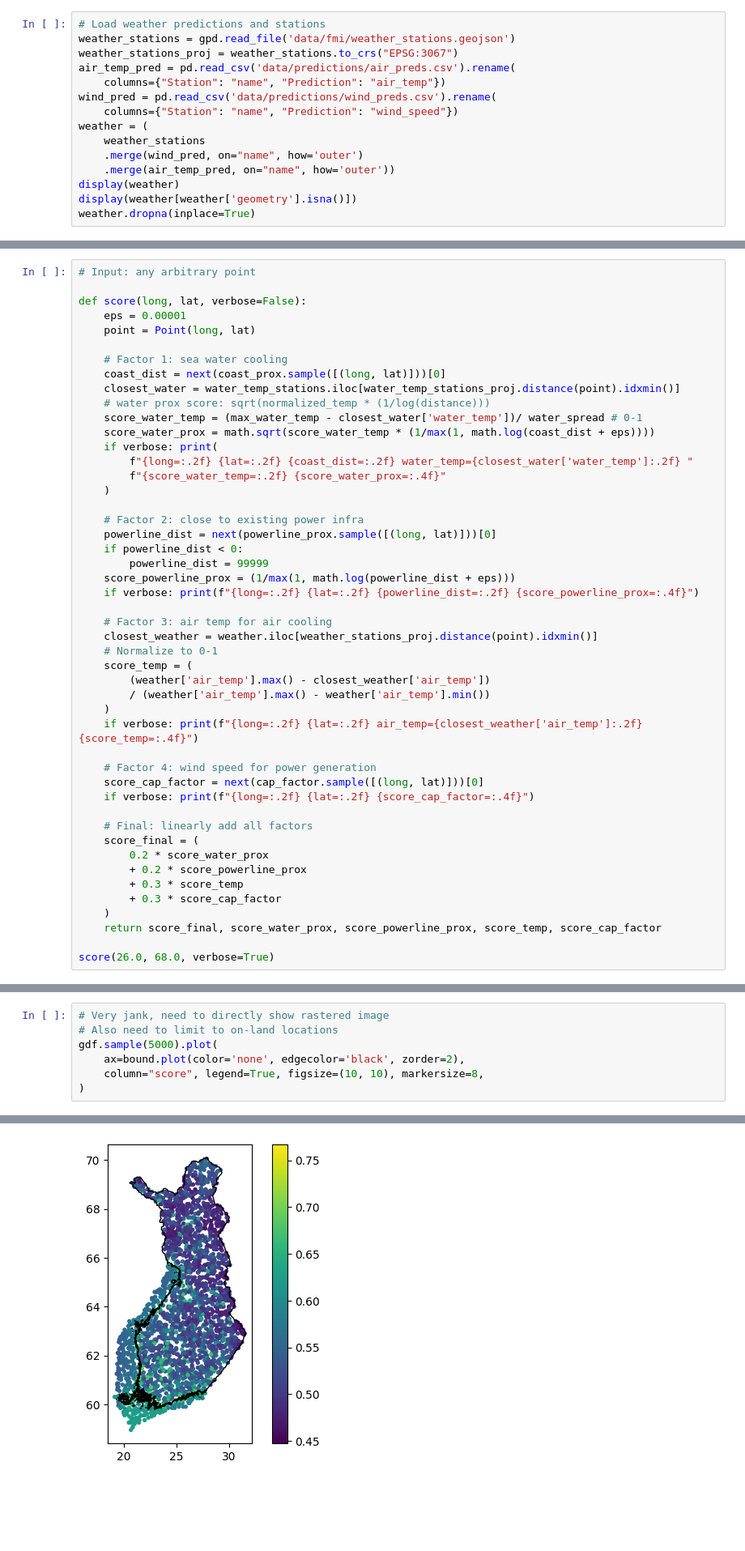
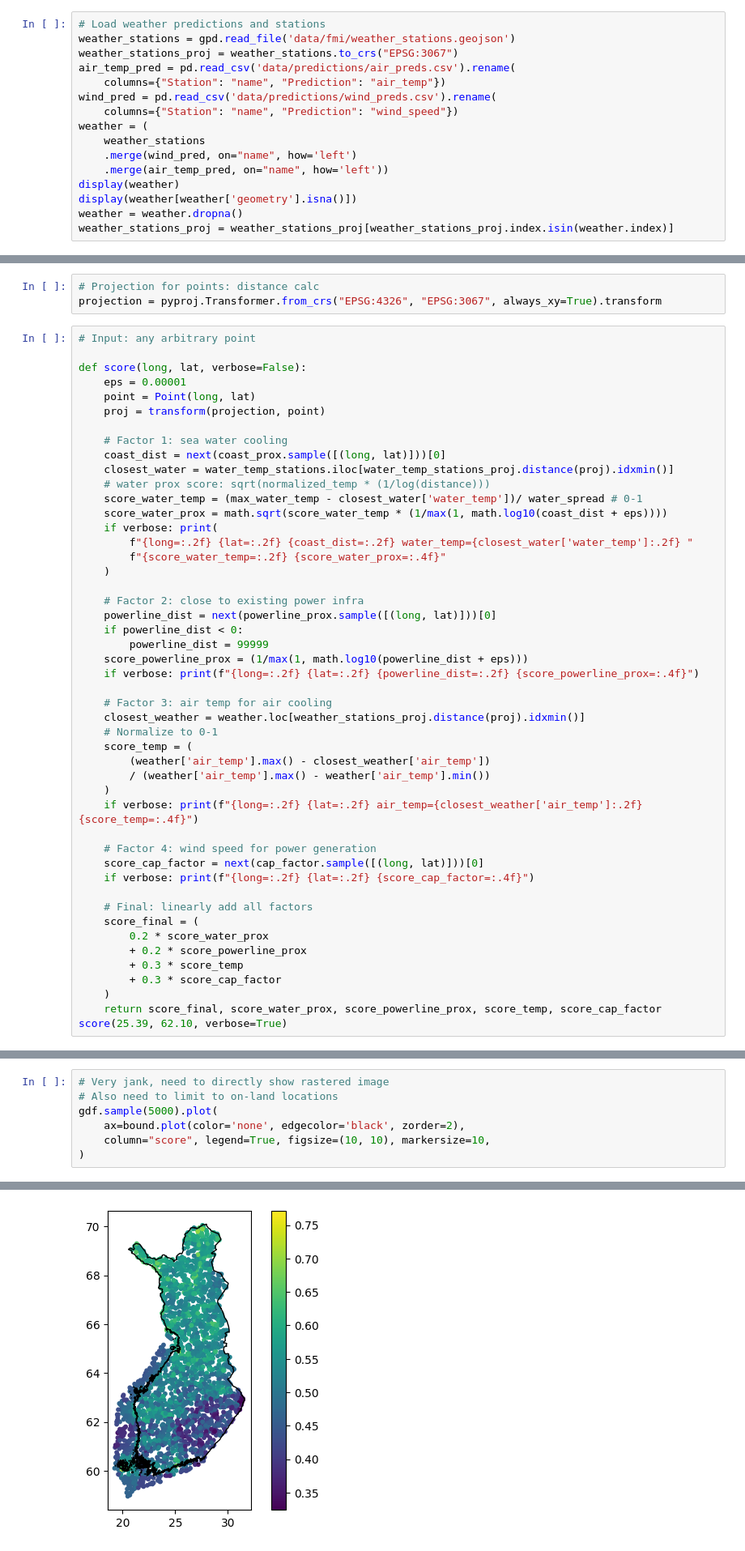
Before and after one commit to chenseanxy/sustainable-dc, a Jupyter notebook: score.ipynb, the cells around one changed output, grey strips where cells are left out. Shown at 81% size. Saved outputs shown, nothing was run; the diff lists cells and outputs as text; blank space fills up the shorter version.

Commit message:
added final solution and visualizations

```diff
--- a/score.ipynb
+++ b/score.ipynb
@@ -64,10 +53,11 @@ wind_pred = pd.read_csv('data/predictions/wind_preds.csv').rename(
     columns={"Station": "name", "Prediction": "wind_speed"})
 weather = (
     weather_stations
-    .merge(wind_pred, on="name", how='outer')
-    .merge(air_temp_pred, on="name", how='outer'))
+    .merge(wind_pred, on="name", how='left')
+    .merge(air_temp_pred, on="name", how='left'))
 display(weather)
 display(weather[weather['geometry'].isna()])
-weather.dropna(inplace=True)
+weather = weather.dropna()
+weather_stations_proj = weather_stations_proj[weather_stations_proj.index.isin(weather.index)]
 # %% [output]
 |  | name | geometry | wind_speed | air_temp |
@@ -103,19 +81,23 @@ max_water_temp = water_temp_stations['water_temp'].max()
 water_spread = max_water_temp - min_water_temp
 min_air_temp = weather['air_temp'].min()
 max_air_temp = weather['air_temp'].max()
+# %%
+# Projection for points: distance calc
+projection = pyproj.Transformer.from_crs("EPSG:4326", "EPSG:3067", always_xy=True).transform
 # %%
 # Input: any arbitrary point
 
 def score(long, lat, verbose=False):
     eps = 0.00001
     point = Point(long, lat)
+    proj = transform(projection, point)
 
     # Factor 1: sea water cooling
     coast_dist = next(coast_prox.sample([(long, lat)]))[0]
-    closest_water = water_temp_stations.iloc[water_temp_stations_proj.distance(point).idxmin()]
+    closest_water = water_temp_stations.iloc[water_temp_stations_proj.distance(proj).idxmin()]
     # water prox score: sqrt(normalized_temp * (1/log(distance)))
     score_water_temp = (max_water_temp - closest_water['water_temp'])/ water_spread # 0-1
-    score_water_prox = math.sqrt(score_water_temp * (1/max(1, math.log(coast_dist + eps))))
+    score_water_prox = math.sqrt(score_water_temp * (1/max(1, math.log10(coast_dist + eps))))
     if verbose: print(
         f"{long=:.2f} {lat=:.2f} {coast_dist=:.2f} water_temp={closest_water['water_temp']:.2f} "
         f"{score_water_temp=:.2f} {score_water_prox=:.4f}"
@@ -125,11 +107,11 @@ def score(long, lat, verbose=False):
     powerline_dist = next(powerline_prox.sample([(long, lat)]))[0]
     if powerline_dist < 0:
         powerline_dist = 99999
-    score_powerline_prox = (1/max(1, math.log(powerline_dist + eps)))
+    score_powerline_prox = (1/max(1, math.log10(powerline_dist + eps)))
     if verbose: print(f"{long=:.2f} {lat=:.2f} {powerline_dist=:.2f} {score_powerline_prox=:.4f}")
 
     # Factor 3: air temp for air cooling
-    closest_weather = weather.iloc[weather_stations_proj.distance(point).idxmin()]
+    closest_weather = weather.loc[weather_stations_proj.distance(proj).idxmin()]
     # Normalize to 0-1
     score_temp = (
         (weather['air_temp'].max() - closest_weather['air_temp'])
@@ -149,6 +131,5 @@ def score(long, lat, verbose=False):
         + 0.3 * score_cap_factor
     )
     return score_final, score_water_prox, score_powerline_prox, score_temp, score_cap_factor
-
-score(26.0, 68.0, verbose=True)
+score(25.39, 62.10, verbose=True)
 # %% [output]
@@ -191,10 +174,10 @@ map_ = bound.plot(color='none', edgecolor='black', zorder=2)
 # %%
 # Very jank, need to directly show rastered image
 # Also need to limit to on-land locations
 gdf.sample(5000).plot(
     ax=bound.plot(color='none', edgecolor='black', zorder=2),
-    column="score", legend=True, figsize=(10, 10), markersize=8,
+    column="score", legend=True, figsize=(10, 10), markersize=10,
 )
 # %% [output]
 <Axes: >
-[figure, old version]
+[figure, new version]
```
Also changed, not shown: parts of 16 cells of this notebook, 16 other files.
